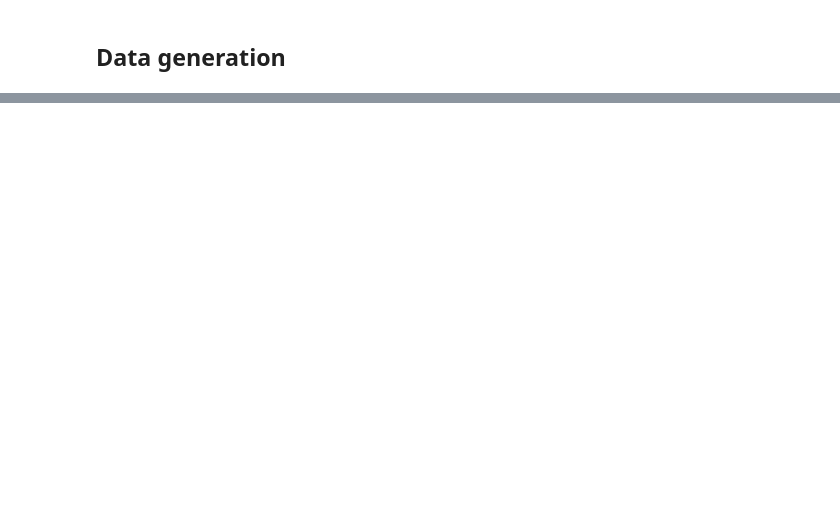
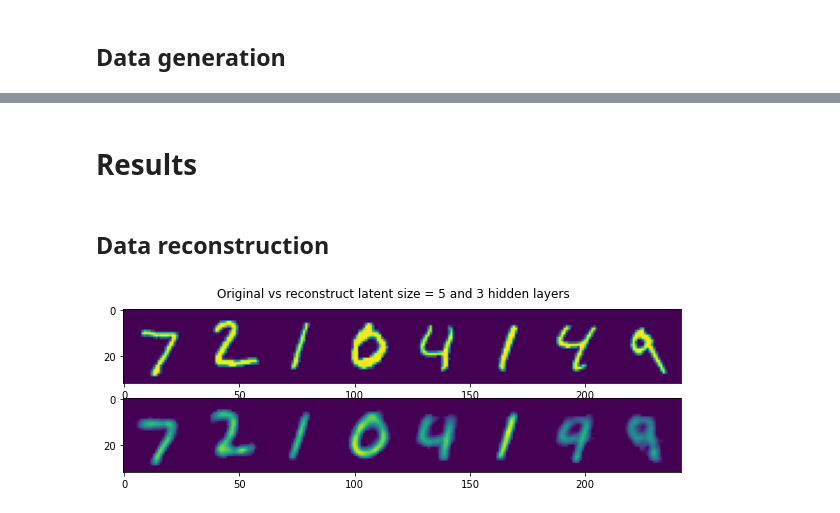
Before and after one commit to jean3108/Advanced-Machine-Learning-Deep-Learning, a Jupyter notebook: TP_1_2/tme3.ipynb, the cells around one changed output, grey strips where cells are left out. Saved outputs shown, nothing was run; the diff lists cells and outputs as text; code cells hidden in the pictures; blank space fills up the shorter version.

```diff
--- a/TP_1_2/tme3.ipynb
+++ b/TP_1_2/tme3.ipynb
@@ -306,0 +460,30 @@ with torch.no_grad():
+# %% [markdown]
+# Results
+# %% [markdown]
+## Data reconstruction
+# %%
+nb1,nb2 = 0,8
+TEST = True
+with torch.no_grad():
+    if TEST == True:
+        data = test_images
+    else:
+        data = train_images
+    out = model(torch.tensor(data[nb1:nb2], dtype=torch.float).reshape(nb2-nb1,784))
+
+    images1 = torch.tensor(data[nb1:nb2]).unsqueeze(1).repeat(1,3,1,1).double()/255.
+    images2 = torch.tensor(out.reshape(nb2-nb1,28,28)).unsqueeze(1).repeat(1,3,1,1).double()/255.
+    # Permet de fabriquer une grille d'images
+    images1 = make_grid(images1)
+    images2 = make_grid(images2)
+
+    writer.add_image(f'samples', images1, 0)
+    writer.add_image(f'reconstruc', images2, 0)
+
+    i=0
+    fig, axs = plt.subplots(2,figsize=(10,3))
+    fig.suptitle('Original vs reconstruct latent size = 5 and 3 hidden layers')
+    axs[0].imshow(images1[i])
+    axs[1].imshow(images2[i])
+# %% [output]
+[figure, added]
```
Also changed, not shown: parts of 23 cells of this notebook, 6 other files.
